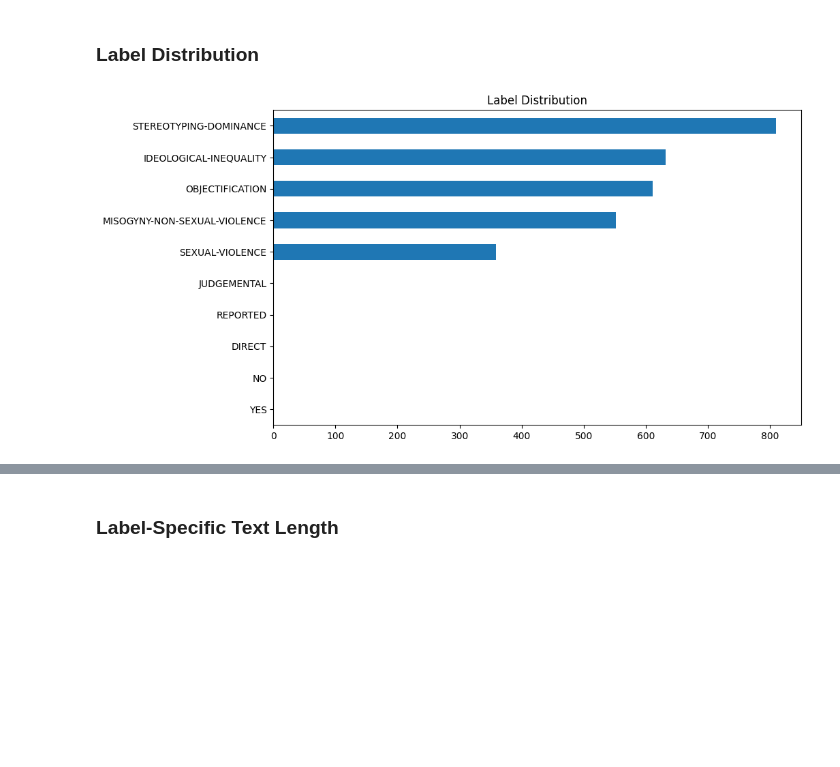
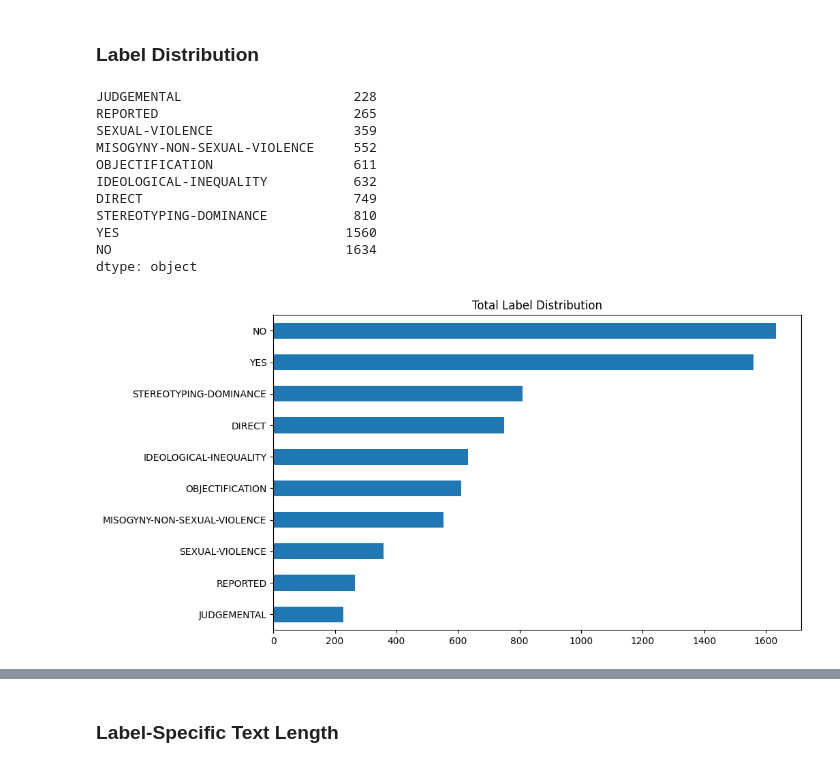
Before and after one commit to ponkpook/nlp_practical_2025_sEXism, a Jupyter notebook: data_exploration.ipynb, the cells around one changed output, grey strips where cells are left out. Drawn from its saved outputs; the diff is of its cells as text; code cells hidden in the pictures; blank space fills up the shorter version.

```diff
--- a/data_exploration.ipynb
+++ b/data_exploration.ipynb
@@ -80,8 +84,8 @@ data[:5]
 # %%
 # Excluded 'NO' category for task 1.2 and 1.3 to avoid duplication
 classes_task1_1 = ['YES', 'NO']
-classes_task1_2 = ['DIRECT','REPORTED','JUDGEMENTAL']
-classes_task1_3 = ['IDEOLOGICAL-INEQUALITY', 'MISOGYNY-NON-SEXUAL-VIOLENCE',
+classes_task1_2 = ['NO','DIRECT','REPORTED','JUDGEMENTAL']
+classes_task1_3 = ['NO','IDEOLOGICAL-INEQUALITY', 'MISOGYNY-NON-SEXUAL-VIOLENCE',
                    'STEREOTYPING-DOMINANCE', 'OBJECTIFICATION','SEXUAL-VIOLENCE']
 # %%
 # Load soft and hard evaluations from disk
@@ -92,11 +96,9 @@ soft_eval1_1 = load_eval(path_soft_eval1_1)
 hard_eval1_1 = hard_eval1_1.rename(columns={'value': 'hard_eval1_1'})
 soft_eval1_1 = soft_eval1_1.rename(columns={'value': 'soft_eval1_1'})
 
-# One hot encode hard evaluation targets
-list1_1_df = pd.DataFrame(hard_eval1_1['hard_eval1_1'].apply(
-    lambda lst: {k: k in lst for k in classes_task1_1} if isinstance(lst, list) else {k: False for k in classes_task1_1}
-    ).tolist())
-hard_eval1_1 = pd.concat([hard_eval1_1,list1_1_df], axis=1)
+# One-hot encode based on the string values in the column
+hard_eval1_1_one_hot_df = pd.get_dummies(hard_eval1_1['hard_eval1_1']).reindex(columns=classes_task1_1, fill_value=0)
+hard_eval1_1 = pd.concat([hard_eval1_1, hard_eval1_1_one_hot_df], axis=1)
 
 # Split soft evaluation targets
 dict1_1_df = pd.DataFrame(soft_eval1_1['soft_eval1_1'].apply(
@@ -127,10 +127,9 @@ hard_eval1_2 = hard_eval1_2.rename(columns={'value': 'hard_eval1_2'})
 soft_eval1_2 = soft_eval1_2.rename(columns={'value': 'soft_eval1_2'})
 
 # One hot encode hard evaluation targets
-list1_2_df = pd.DataFrame(hard_eval1_2['hard_eval1_2'].apply(
-    lambda lst: {k: k in lst for k in classes_task1_2} if isinstance(lst, list) else {k: False for k in classes_task1_2}
-    ).tolist())
-hard_eval1_2 = pd.concat([hard_eval1_2,list1_2_df], axis=1)
+hard_eval1_2_one_hot_df = pd.get_dummies(hard_eval1_2['hard_eval1_2']).reindex(columns=classes_task1_2, fill_value=0)
+hard_eval1_2 = pd.concat([hard_eval1_2, hard_eval1_2_one_hot_df], axis=1)
+hard_eval1_2 = hard_eval1_2.rename(columns={'NO': 'NO_2'})
 
 # Split soft evaluation targets
 dict1_2_df = pd.DataFrame(soft_eval1_2['soft_eval1_2'].apply(
@@ -140,7 +139,7 @@ dict1_2_df.columns = [f'{col}_freq' for col in dict1_2_df.columns]
 soft_eval1_2 = pd.concat([soft_eval1_2,dict1_2_df], axis=1)
 
 # Append to dataset
-data = pd.merge(data, hard_eval1_2[['id','DIRECT','REPORTED','JUDGEMENTAL']], on='id', how='left')
+data = pd.merge(data, hard_eval1_2[['id','NO_2','DIRECT','REPORTED','JUDGEMENTAL']], on='id', how='left')
 data = pd.merge(data, soft_eval1_2[['id','DIRECT_freq','REPORTED_freq','JUDGEMENTAL_freq']], on='id', how='left')
 # %%
 # Load soft and hard evaluations from disk
@@ -156,6 +155,7 @@ list1_3_df = pd.DataFrame(hard_eval1_3['hard_eval1_3'].apply(
     lambda lst: {k: k in lst for k in classes_task1_3} if isinstance(lst, list) else {k: False for k in classes_task1_3}
     ).tolist())
 hard_eval1_3 = pd.concat([hard_eval1_3,list1_3_df], axis=1)
+hard_eval1_3 = hard_eval1_3.rename(columns={'NO': 'NO_3'})
 
 # Split soft evaluation targets
 dict1_3_df = pd.DataFrame(soft_eval1_3['soft_eval1_3'].apply(
@@ -165,7 +165,7 @@ dict1_3_df.columns = [f'{col}_freq' for col in dict1_3_df.columns]
 soft_eval1_3 = pd.concat([soft_eval1_3,dict1_3_df], axis=1)
 
 # Append to dataset
-data = pd.merge(data, hard_eval1_3[['id','IDEOLOGICAL-INEQUALITY','MISOGYNY-NON-SEXUAL-VIOLENCE','STEREOTYPING-DOMINANCE','OBJECTIFICATION','SEXUAL-VIOLENCE']], on='id', how='left')
+data = pd.merge(data, hard_eval1_3[['id','NO_3','IDEOLOGICAL-INEQUALITY','MISOGYNY-NON-SEXUAL-VIOLENCE','STEREOTYPING-DOMINANCE','OBJECTIFICATION','SEXUAL-VIOLENCE']], on='id', how='left')
 data = pd.merge(data, soft_eval1_3[['id','IDEOLOGICAL-INEQUALITY_freq','MISOGYNY-NON-SEXUAL-VIOLENCE_freq','STEREOTYPING-DOMINANCE_freq','OBJECTIFICATION_freq','SEXUAL-VIOLENCE_freq']], on='id', how='left')
 # %%
 data[:5]
@@ -326,11 +328,24 @@ See the caveats in the documentation: https://pandas.pydata.org/pandas-docs/stab
 # %% [markdown]
 ### Label Distribution
 # %%
-label_cols = ['YES', 'NO','DIRECT','REPORTED','JUDGEMENTAL',
+label_cols_total = ['YES', 'NO','DIRECT','REPORTED','JUDGEMENTAL',
               'IDEOLOGICAL-INEQUALITY','MISOGYNY-NON-SEXUAL-VIOLENCE',
               'STEREOTYPING-DOMINANCE','OBJECTIFICATION','SEXUAL-VIOLENCE']
 
-data_es[label_cols].sum().sort_values().plot(kind='barh', figsize=(10,6), title="Label Distribution")
+print(data_es[label_cols_total].sum().sort_values())
+
+data_es[label_cols_total].sum().sort_values().plot(kind='barh', figsize=(10,6), title="Total Label Distribution")
 plt.show()
 # %% [output]
+JUDGEMENTAL                      228
+REPORTED                         265
+SEXUAL-VIOLENCE                  359
+MISOGYNY-NON-SEXUAL-VIOLENCE     552
+OBJECTIFICATION                  611
+IDEOLOGICAL-INEQUALITY           632
+DIRECT                           749
+STEREOTYPING-DOMINANCE           810
+YES                             1560
+NO                              1634
+dtype: object
-[figure, old version]
+[figure, new version]
```
Also changed, not shown: parts of 54 cells of this notebook.
